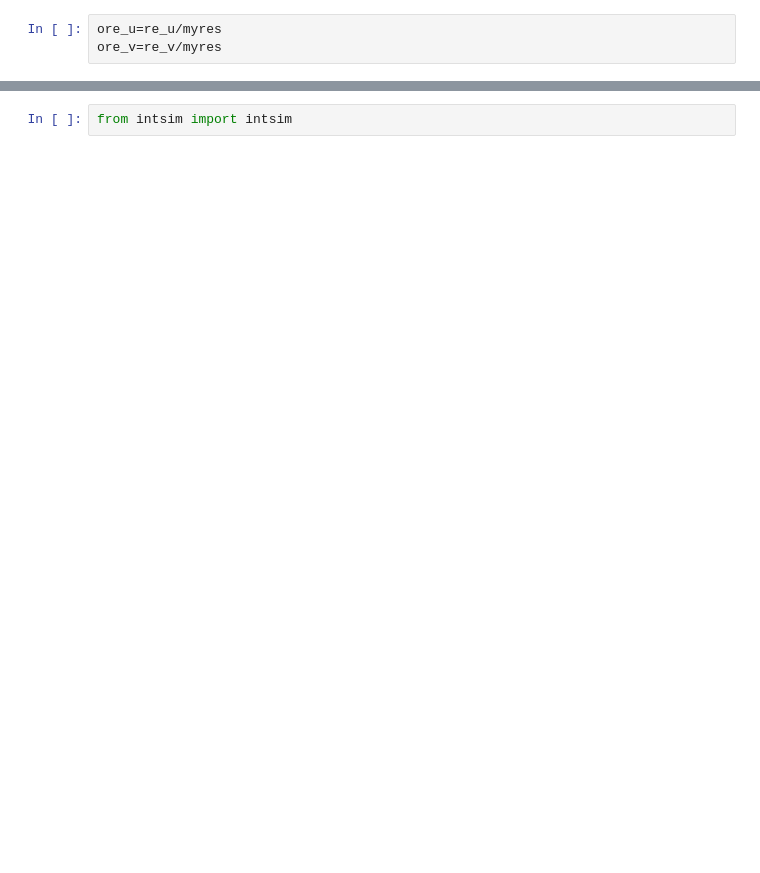
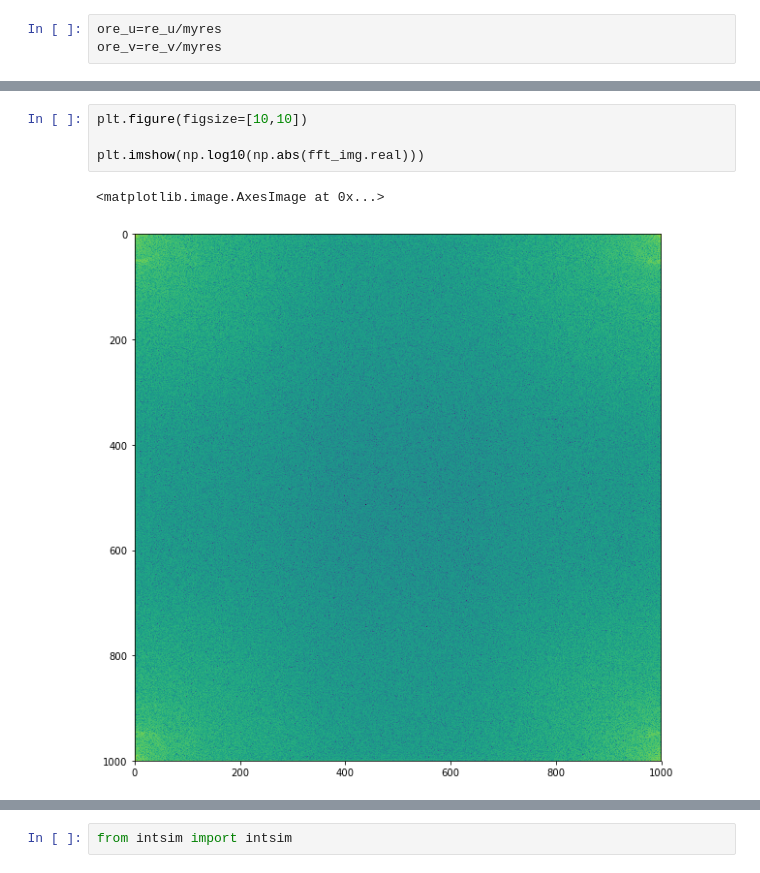
Before and after one commit to saint-germain/interferometry, a Jupyter notebook: InterferometrySimulator.ipynb, the cells around one changed output, grey strips where cells are left out. Cells and saved outputs as stored; diff of their text form; blank space fills up the shorter version.

```diff
--- a/InterferometrySimulator.ipynb
+++ b/InterferometrySimulator.ipynb
@@ -136,3 +134,10 @@ plt.imshow(real_ifft_img);
+# %%
+plt.figure(figsize=[10,10])
+
+plt.imshow(np.log10(np.abs(fft_img.real)))
+# %% [output]
+<matplotlib.image.AxesImage at 0x...>
+[figure, added]
 # %%
 obs_uv_matrix=np.ones(in_img.shape)      #Full uv coverage
 fft_img=np.fft.fft2(in_img)              #This is the complex visibility from a complete and ideal array from u,v =0,0 outward.
```
Also changed, not shown: parts of 20 cells of this notebook, 1 other file.
